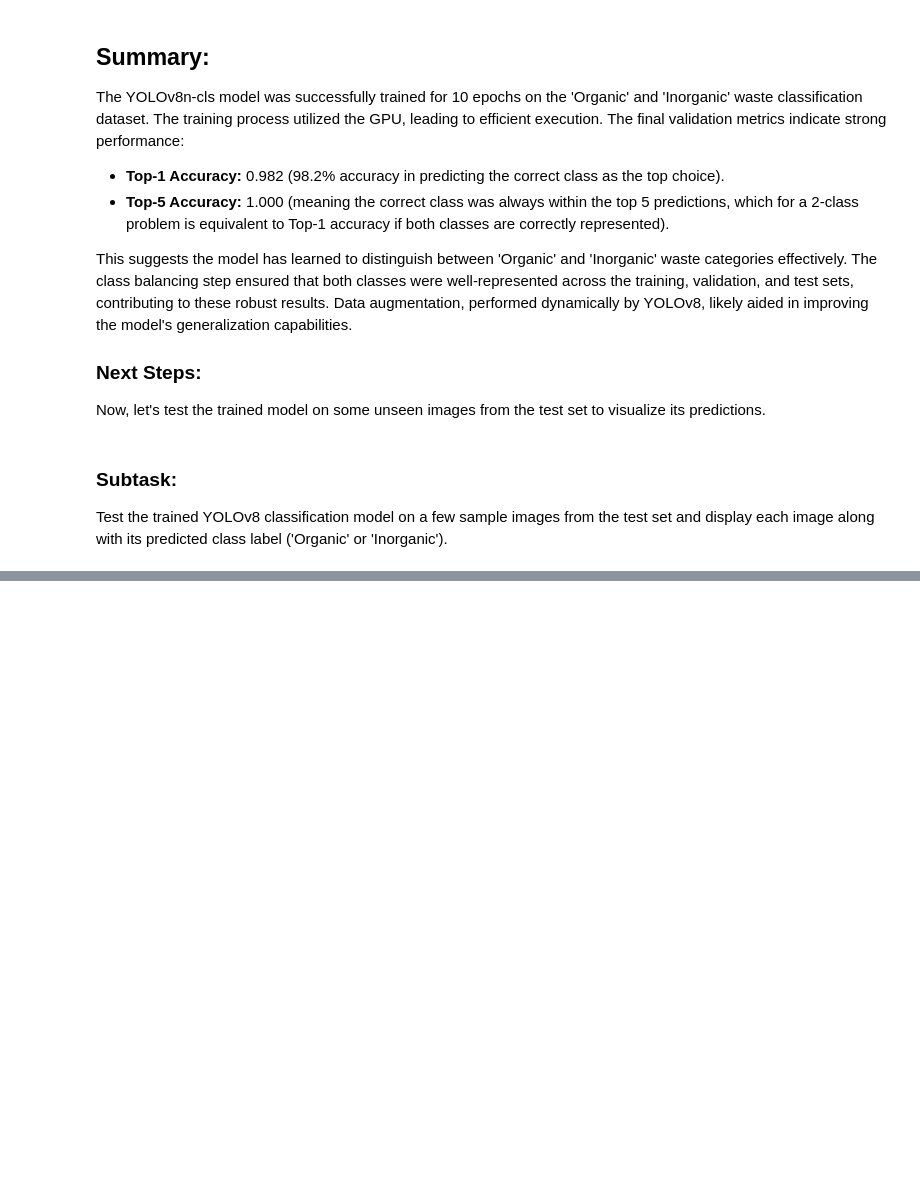
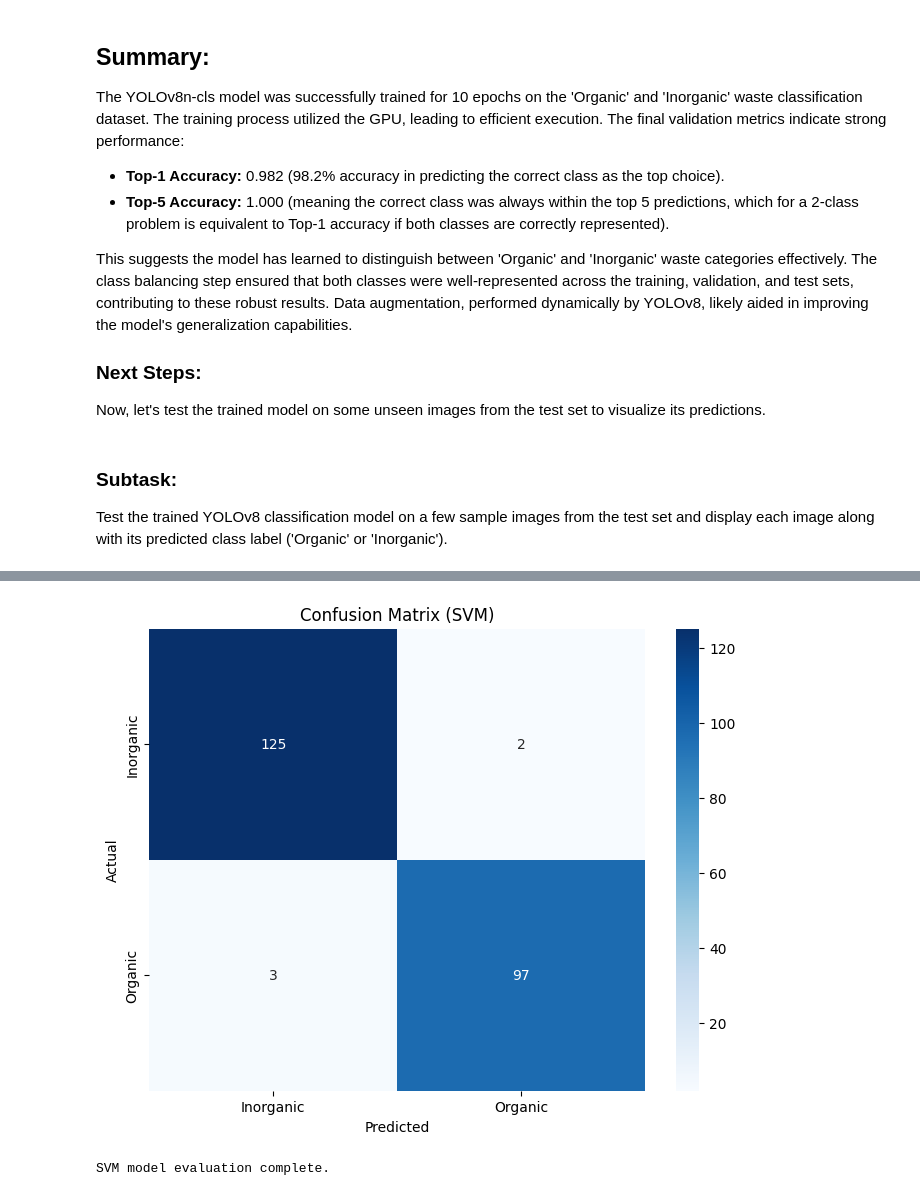
Before and after one commit to pratyushsingh9870-arch/ML_lab, a Jupyter notebook: waste_segregation_using_image_classification.ipynb, the cells around one changed output, grey strips where cells are left out. Saved outputs shown, nothing was run; the diff lists cells and outputs as text; code cells hidden in the pictures; blank space fills up the shorter version.

```diff
--- a/waste_segregation_using_image_classification.ipynb
+++ b/waste_segregation_using_image_classification.ipynb
@@ -73,23 +73,3 @@ Ensure your raw dataset is organized in Google Drive following the basic YOLOv8
 # %% [markdown]
 **Reasoning**:
 To begin verifying the dataset structure, I will import the `os` module for path manipulation and directory listing. Then, I will define the expected YOLOv8 directory structure relative to the `dataset_path` and use `os.path.join` to create full paths for `images` and `labels` directories. Finally, I will list the contents of the `dataset_path` to get an initial overview of its structure, focusing on the presence of the `images` and `labels` folders.
-# %%
-import os
-
-# Define the base path for the dataset (already defined as dataset_path)
-
-# Define expected subdirectories
-images_dir = os.path.join(dataset_path, 'images')
-labels_dir = os.path.join(dataset_path, 'labels')
-
-print(f"Expected images directory: {images_dir}")
-print(f"Expected labels directory: {labels_dir}")
-
-# List contents of the dataset_path to verify 'images' and 'labels' directories
-print(f"\nContents of '{dataset_path}':")
-try:
-    dataset_contents = os.listdir(dataset_path)
-    for item in dataset_contents:
-        print(f"- {item}")
-except FileNotFoundError:
-    print(f"Error: Dataset path '{dataset_path}' not found.")
@@ -1613,0 +490,45 @@ Summarize the training results, including performance metrics and any insights g
+# %%
+import numpy as np
+from sklearn.svm import SVC
+from sklearn.metrics import accuracy_score, classification_report, confusion_matrix
+import seaborn as sns
+import matplotlib.pyplot as plt
+
+print("Starting SVM model training...")
+
+# Initialize and train the SVM classifier
+# Using a linear kernel as a common starting point for feature-based classification
+svm_model = SVC(kernel='linear', random_state=42)
+svm_model.fit(X_train_features, y_train)
+
+print("SVM model training complete.")
+
+print("\nEvaluating SVM model on the test set...")
+
+# Predict on the test set
+y_pred_svm = svm_model.predict(X_test_features)
+
+# Calculate accuracy
+accuracy_svm = accuracy_score(y_test, y_pred_svm)
+print(f"SVM Classifier Accuracy: {accuracy_svm:.4f}")
+
+# Generate classification report
+report_svm = classification_report(y_test, y_pred_svm, target_names=class_names)
+print("\nClassification Report (SVM):")
+print(report_svm)
+
+# Generate confusion matrix
+cm_svm = confusion_matrix(y_test, y_pred_svm)
+print("\nConfusion Matrix (SVM):")
+print(cm_svm)
+
+# Plotting the confusion matrix
+plt.figure(figsize=(8, 6))
+sns.heatmap(cm_svm, annot=True, fmt='d', cmap='Blues', xticklabels=class_names, yticklabels=class_names)
+plt.xlabel('Predicted')
+plt.ylabel('Actual')
+plt.title('Confusion Matrix (SVM)')
+plt.show()
+
+print("SVM model evaluation complete.")
+# %% [output]
@@ -1613,0 +555,2 @@ Summarize the training results, including performance metrics and any insights g
+[figure, added]
+SVM model evaluation complete.
```
Also changed, not shown: parts of 58 cells of this notebook.
